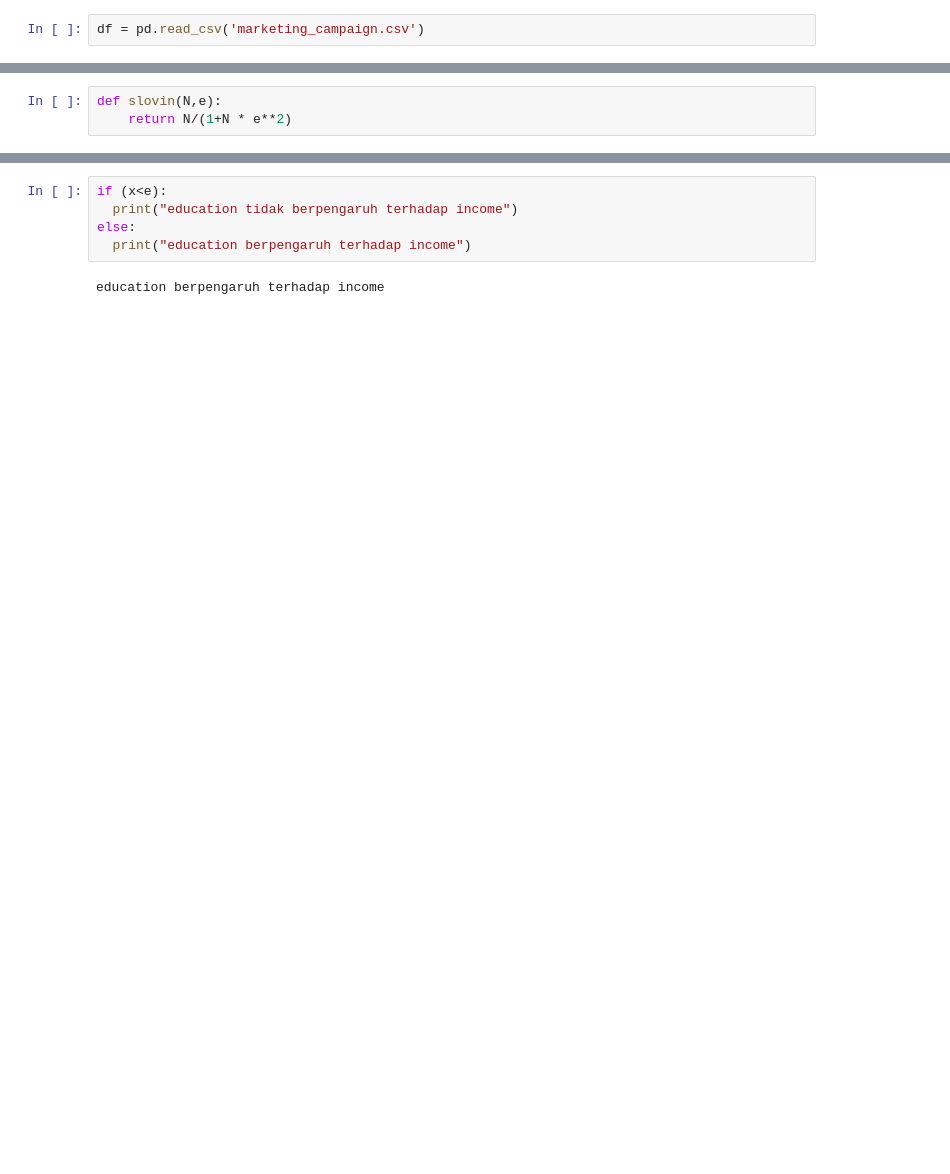
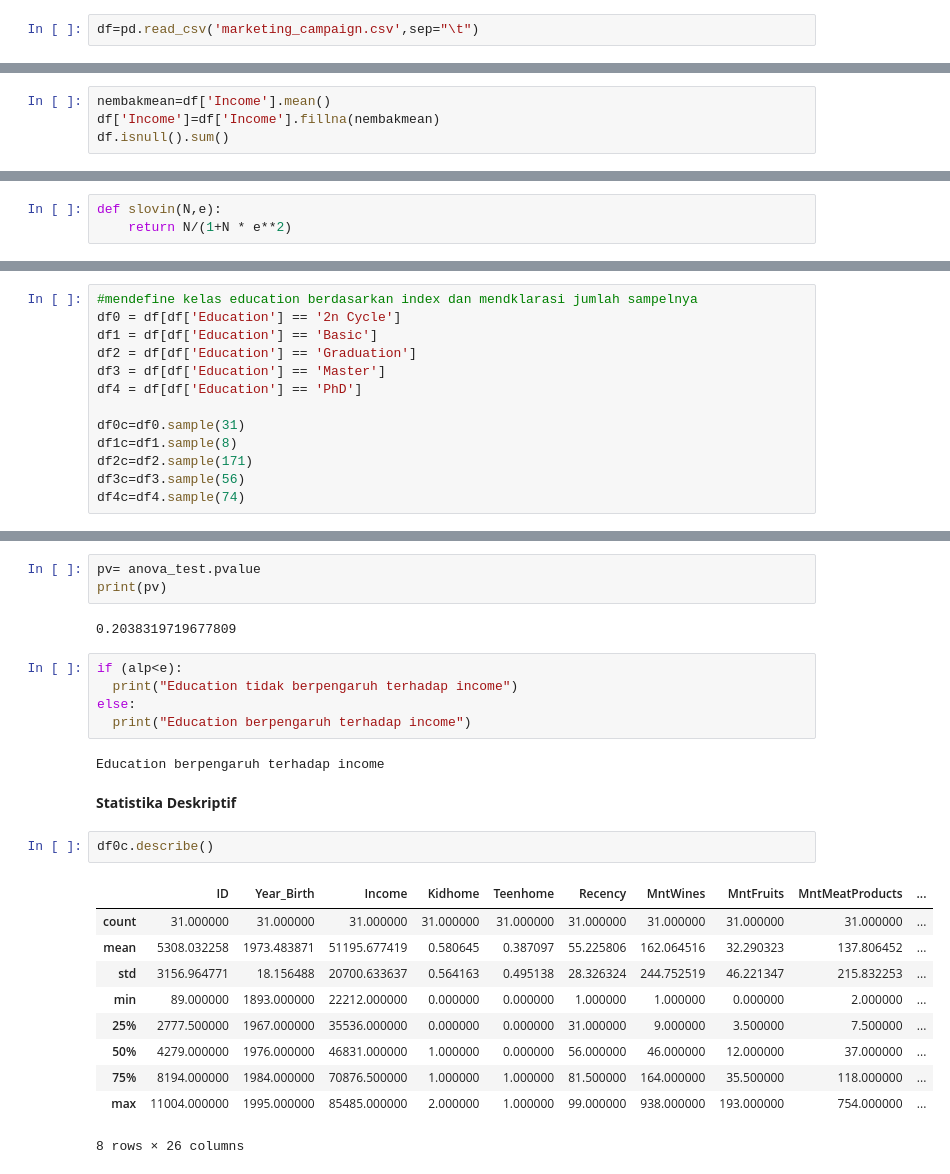
Before and after one commit to dsdayat/Assignment-DS-Day-7-Dibimbing, a Jupyter notebook: HW_HTnc_Agus_Nur_Hidayat.ipynb, the cells around one changed output, grey strips where cells are left out. Cells and saved outputs as stored; diff of their text form; blank space fills up the shorter version.

```diff
--- a/HW_HTnc_Agus_Nur_Hidayat.ipynb
+++ b/HW_HTnc_Agus_Nur_Hidayat.ipynb
@@ -17,4 +14,4 @@ import matplotlib.pyplot as plt
 # %%
-df = pd.read_csv('marketing_campaign.csv')
+df=pd.read_csv('marketing_campaign.csv',sep="\t")
 # %%
 df.shape
@@ -36,0 +41,4 @@ print(df)
+# %%
+nembakmean=df['Income'].mean()
+df['Income']=df['Income'].fillna(nembakmean)
+df.isnull().sum()
@@ -50,0 +164,13 @@ x= slovin (N,e)/1000
+# %%
+#mendefine kelas education berdasarkan index dan mendklarasi jumlah sampelnya
+df0 = df[df['Education'] == '2n Cycle']
+df1 = df[df['Education'] == 'Basic']
+df2 = df[df['Education'] == 'Graduation']
+df3 = df[df['Education'] == 'Master']
+df4 = df[df['Education'] == 'PhD']
+
+df0c=df0.sample(31)
+df1c=df1.sample(8)
+df2c=df2.sample(171)
+df3c=df3.sample(56)
+df4c=df4.sample(74)
@@ -51,7 +234,27 @@ x= slovin (N,e)/1000
+# %%
+pv= anova_test.pvalue
+print(pv)
+# %% [output]
+0.2038319719677809
 # %%
-if (x<e):
-  print("education tidak berpengaruh terhadap income")
+if (alp<e):
+  print("Education tidak berpengaruh terhadap income")
 else:
-  print("education berpengaruh terhadap income")
+  print("Education berpengaruh terhadap income")
 # %% [output]
-education berpengaruh terhadap income
+Education berpengaruh terhadap income
+# %% [markdown]
+**Statistika Deskriptif**
+# %%
+df0c.describe()
+# %% [output]
+|  | ID | Year_Birth | Income | Kidhome | Teenhome | Recency | MntWines | MntFruits | MntMeatProducts | ... |
+| count | 31.000000 | 31.000000 | 31.000000 | 31.000000 | 31.000000 | 31.000000 | 31.000000 | 31.000000 | 31.000000 | ... |
+| mean | 5308.032258 | 1973.483871 | 51195.677419 | 0.580645 | 0.387097 | 55.225806 | 162.064516 | 32.290323 | 137.806452 | ... |
+| std | 3156.964771 | 18.156488 | 20700.633637 | 0.564163 | 0.495138 | 28.326324 | 244.752519 | 46.221347 | 215.832253 | ... |
+| min | 89.000000 | 1893.000000 | 22212.000000 | 0.000000 | 0.000000 | 1.000000 | 1.000000 | 0.000000 | 2.000000 | ... |
+| 25% | 2777.500000 | 1967.000000 | 35536.000000 | 0.000000 | 0.000000 | 31.000000 | 9.000000 | 3.500000 | 7.500000 | ... |
+| 50% | 4279.000000 | 1976.000000 | 46831.000000 | 1.000000 | 0.000000 | 56.000000 | 46.000000 | 12.000000 | 37.000000 | ... |
+| 75% | 8194.000000 | 1984.000000 | 70876.500000 | 1.000000 | 1.000000 | 81.500000 | 164.000000 | 35.500000 | 118.000000 | ... |
+| max | 11004.000000 | 1995.000000 | 85485.000000 | 2.000000 | 1.000000 | 99.000000 | 938.000000 | 193.000000 | 754.000000 | ... |
+8 rows × 26 columns
```
Also changed, not shown: parts of 27 cells of this notebook.
